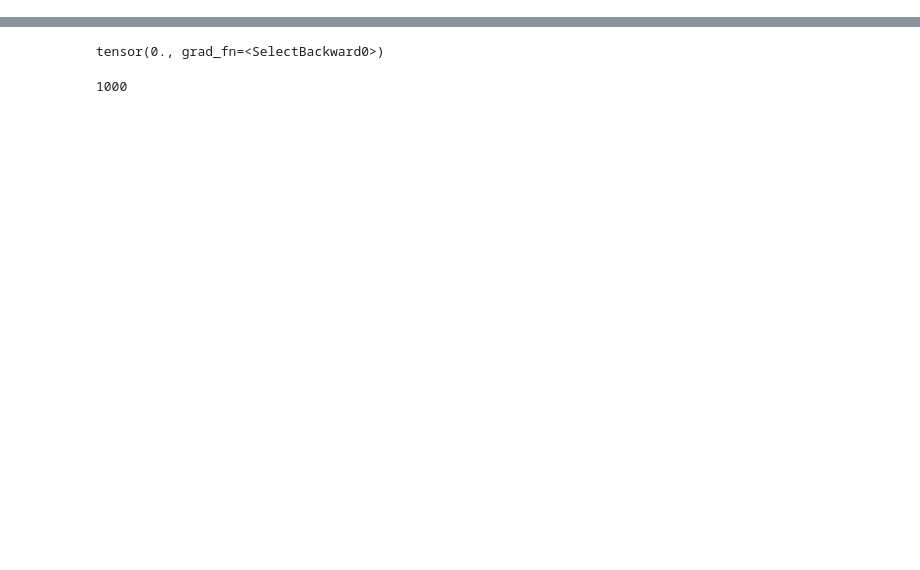
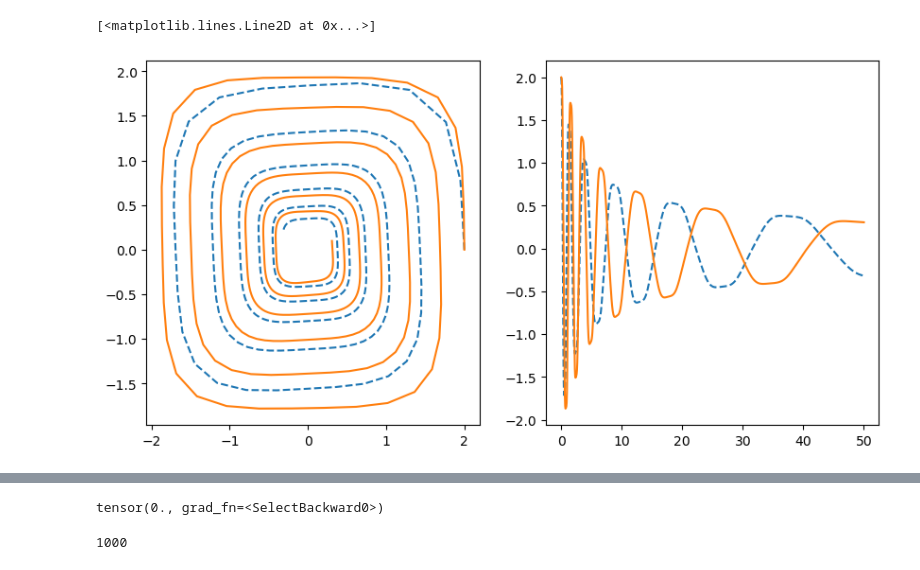
Before and after one commit to PanpanZheng-BNU/neuralODE, a Jupyter notebook: t.ipynb, the cells around one changed output, grey strips where cells are left out. Cells and saved outputs as stored; diff of their text form; code cells hidden in the pictures; blank space fills up the shorter version.

```diff
--- a/t.ipynb
+++ b/t.ipynb
@@ -157,0 +122,4 @@ plt.plot(t2, torch.Tensor([i[0][0] for i in true_y]),  torch.Tensor([i[0][1] for
+# %%
+t = torch.linspace(0., 50., 1000).to(device)
+y_pred = tdf.odeint(func, true_y0, t).to(device)
+y_true = tdf.odeint(Lambda(), true_y0, t).to(device)
@@ -157,0 +142,14 @@ plt.plot(t2, torch.Tensor([i[0][0] for i in true_y]),  torch.Tensor([i[0][1] for
+# %%
+
+f = plt.figure(figsize=(10,5))
+ax = f.add_subplot(121)
+ax.plot(torch.Tensor([i[0][0] for i in y_true.cpu()]), torch.Tensor([i[0][1] for i in y_true.cpu()]), linestyle='--')
+ax.plot(torch.Tensor([i[0][0] for i in y_pred.cpu()]), torch.Tensor([i[0][1] for i in y_pred.cpu()]))
+ax2 = f.add_subplot(122)
+ax2.plot(t.cpu(), torch.Tensor([i[0][0] for i in y_true.cpu()]), linestyle='--')
+ax2.plot(t.cpu(), torch.Tensor([i[0][0] for i in y_pred.cpu()]))
+# plt.plot(torch.Tensor([i[0][0] for i in true_y]),  torch.Tensor([i[0][1] for i in true_y]))
+# plt.plot()
+# %% [output]
+[<matplotlib.lines.Line2D at 0x...>]
+[figure, added]
```
Also changed, not shown: parts of 9 cells of this notebook.
